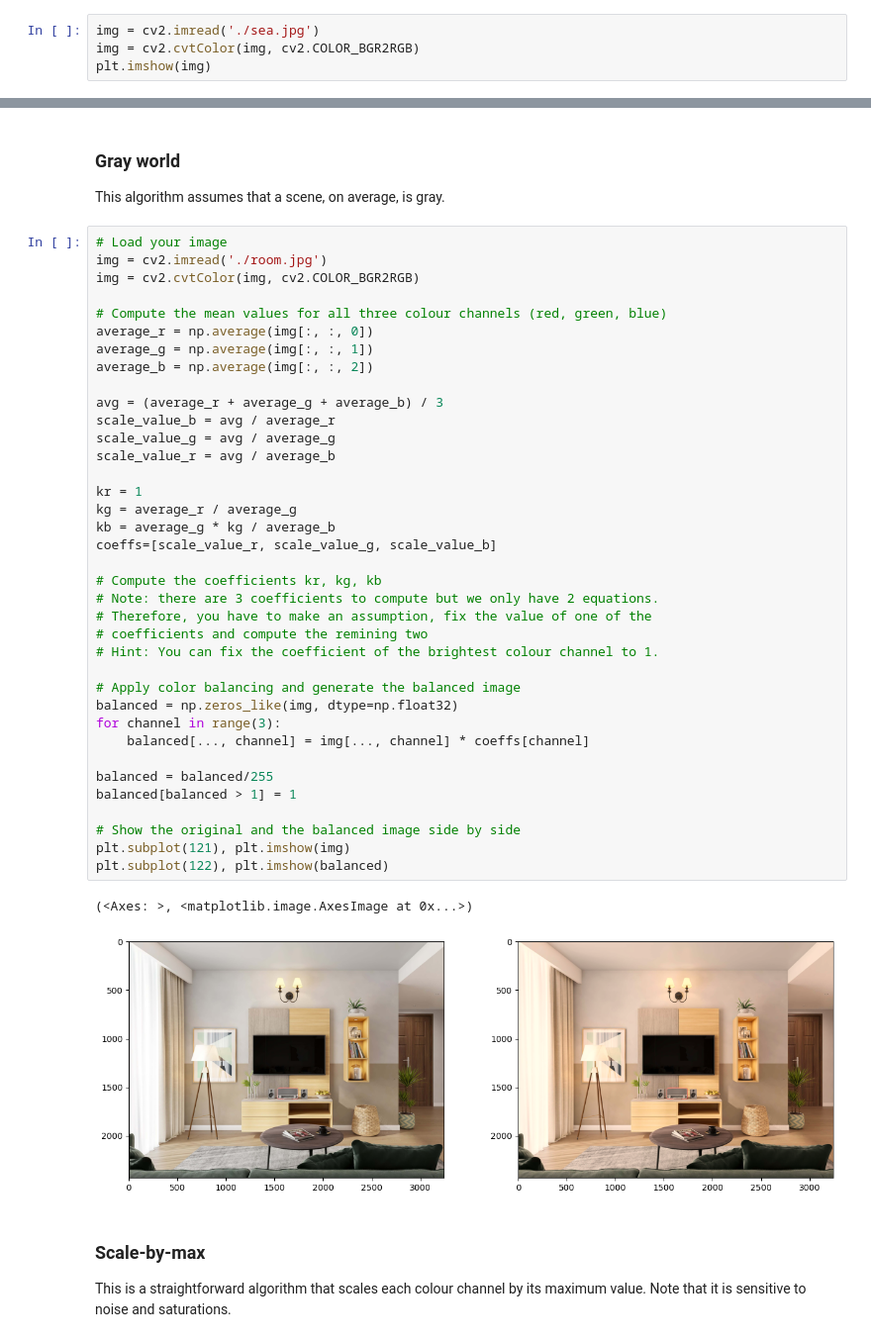
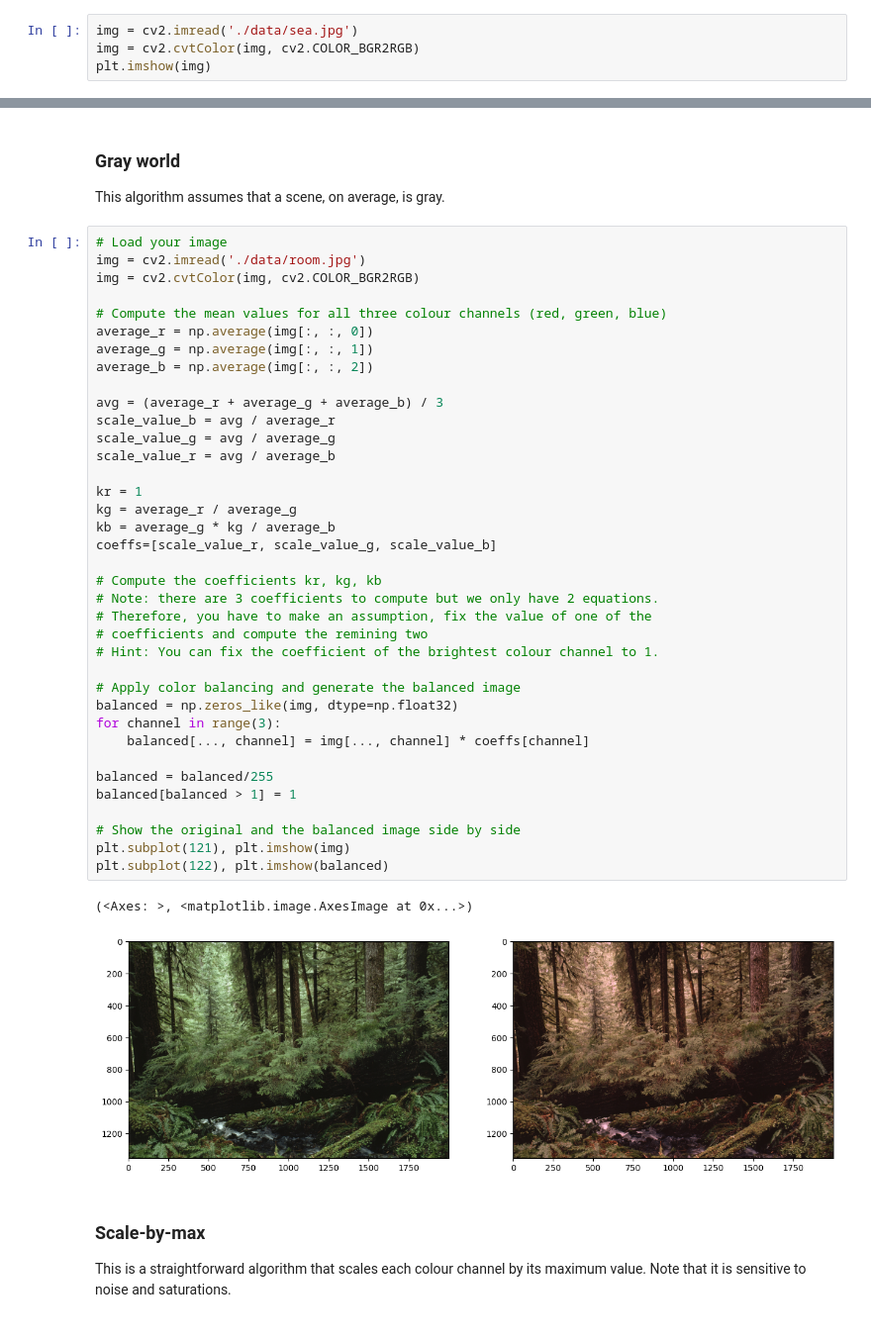
Before and after one commit to andrewstelmakh/computer_vision_course, a Jupyter notebook: lesson_2/Homework.ipynb, the cells around one changed output, grey strips where cells are left out. Shown at 99% size. Drawn from its saved outputs; the diff is of its cells as text.

```diff
--- a/lesson_2/Homework.ipynb
+++ b/lesson_2/Homework.ipynb
@@ -14,7 +14,7 @@ import numpy as np
 from matplotlib import pyplot as plt
 plt.rcParams['figure.figsize'] = [15, 5]
 # %%
-img = cv2.imread('./sea.jpg')
+img = cv2.imread('./data/sea.jpg')
 img = cv2.cvtColor(img, cv2.COLOR_BGR2RGB)
 plt.imshow(img)
 # %% [output]
@@ -48,7 +48,7 @@ plt.subplot(122), plt.imshow(balanced)
 This algorithm assumes that a scene, on average, is gray.
 # %%
 # Load your image
-img = cv2.imread('./room.jpg')
+img = cv2.imread('./data/room.jpg')
 img = cv2.cvtColor(img, cv2.COLOR_BGR2RGB)
 
 # Compute the mean values for all three colour channels (red, green, blue)
@@ -58,34 +58,34 @@ average_b = np.average(img[:, :, 2])
 
 avg = (average_r + average_g + average_b) / 3
 scale_value_b = avg / average_r
 scale_value_g = avg / average_g
 scale_value_r = avg / average_b
 
 kr = 1
 kg = average_r / average_g
 kb = average_g * kg / average_b
 coeffs=[scale_value_r, scale_value_g, scale_value_b]
 
 # Compute the coefficients kr, kg, kb
 # Note: there are 3 coefficients to compute but we only have 2 equations.
 # Therefore, you have to make an assumption, fix the value of one of the
 # coefficients and compute the remining two
 # Hint: You can fix the coefficient of the brightest colour channel to 1.
 
 # Apply color balancing and generate the balanced image
 balanced = np.zeros_like(img, dtype=np.float32)
 for channel in range(3):
     balanced[..., channel] = img[..., channel] * coeffs[channel]
 
 balanced = balanced/255
 balanced[balanced > 1] = 1
 
 # Show the original and the balanced image side by side
 plt.subplot(121), plt.imshow(img)
 plt.subplot(122), plt.imshow(balanced)
 # %% [output]
 (<Axes: >, <matplotlib.image.AxesImage at 0x...>)
-[figure, old version]
+[figure, new version]
 # %% [markdown]
 ### Scale-by-max
 This is a straightforward algorithm that scales each colour channel by its maximum value. Note that it is sensitive to noise and saturations.
```
Also changed, not shown: parts of 1 cell of this notebook, 8 other files.
